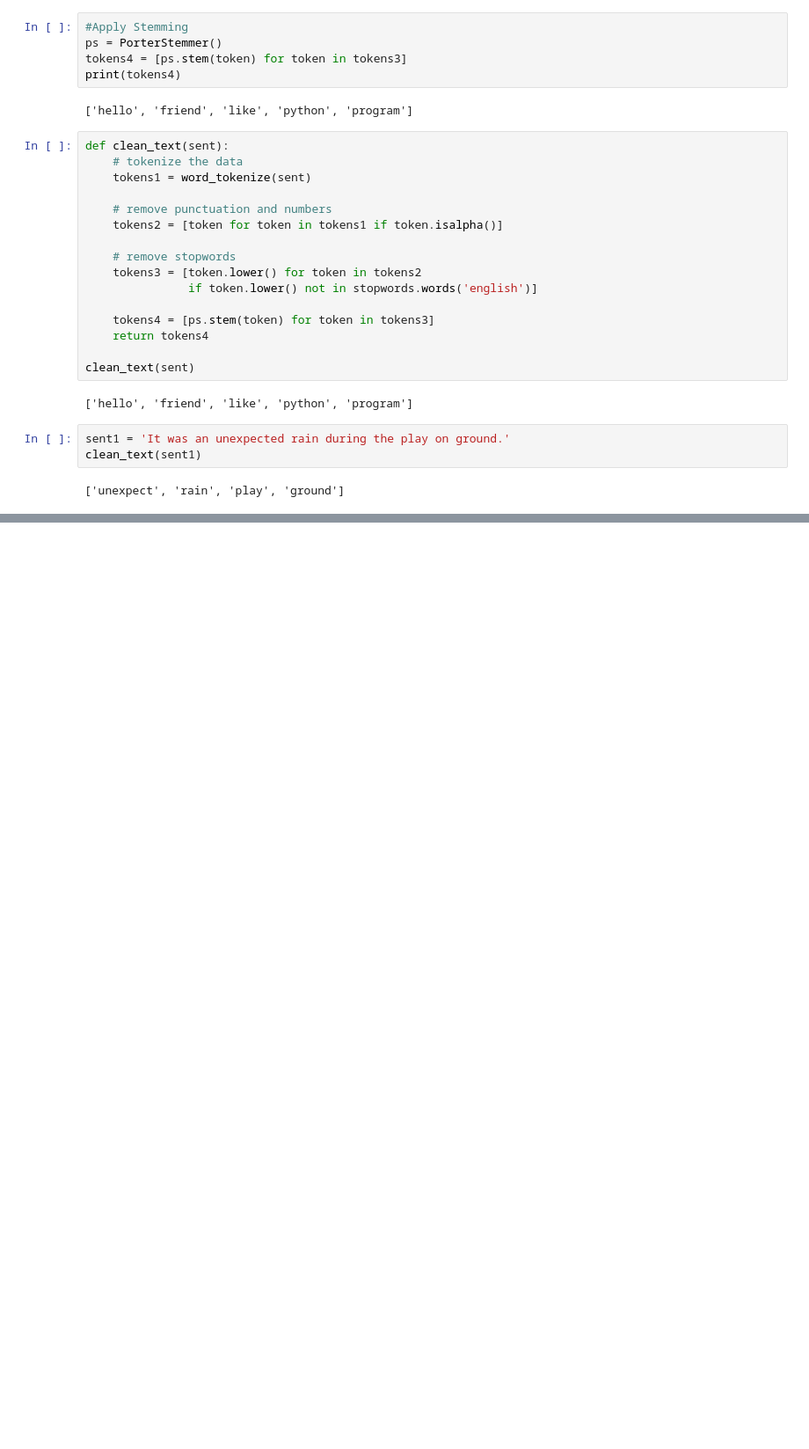
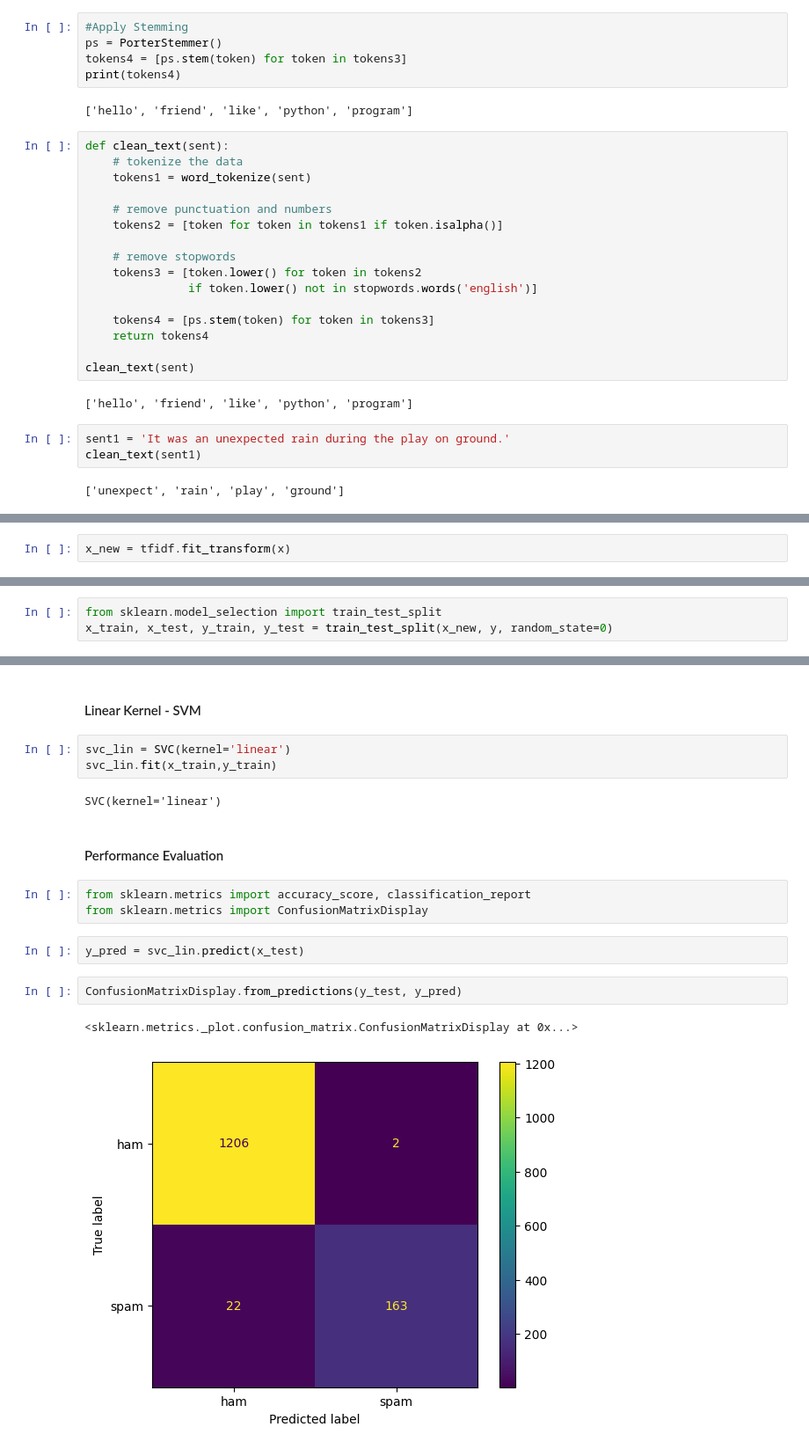
Before and after one commit to AshishMulani/NLP_CV, a Jupyter notebook: NLP/21. Support_Vector_Machine.ipynb, the cells around one changed output, grey strips where cells are left out. Shown at 88% size. Cells and saved outputs as stored; diff of their text form; blank space fills up the shorter version.

```diff
--- a/NLP/21. Support_Vector_Machine.ipynb
+++ b/NLP/21. Support_Vector_Machine.ipynb
@@ -120,0 +142,2 @@ clean_text(sent1)
+# %%
+x_new = tfidf.fit_transform(x)
@@ -120,0 +169,3 @@ clean_text(sent1)
+# %%
+from sklearn.model_selection import train_test_split
+x_train, x_test, y_train, y_test = train_test_split(x_new, y, random_state=0)
@@ -120,0 +188,19 @@ clean_text(sent1)
+# %% [markdown]
+#### Linear Kernel - SVM
+# %%
+svc_lin = SVC(kernel='linear')
+svc_lin.fit(x_train,y_train)
+# %% [output]
+SVC(kernel='linear')
+# %% [markdown]
+#### Performance Evaluation
+# %%
+from sklearn.metrics import accuracy_score, classification_report
+from sklearn.metrics import ConfusionMatrixDisplay
+# %%
+y_pred = svc_lin.predict(x_test)
+# %%
+ConfusionMatrixDisplay.from_predictions(y_test, y_pred)
+# %% [output]
+<sklearn.metrics._plot.confusion_matrix.ConfusionMatrixDisplay at 0x...>
+[figure, added]
```
Also changed, not shown: parts of 32 cells of this notebook, 5 other files.
